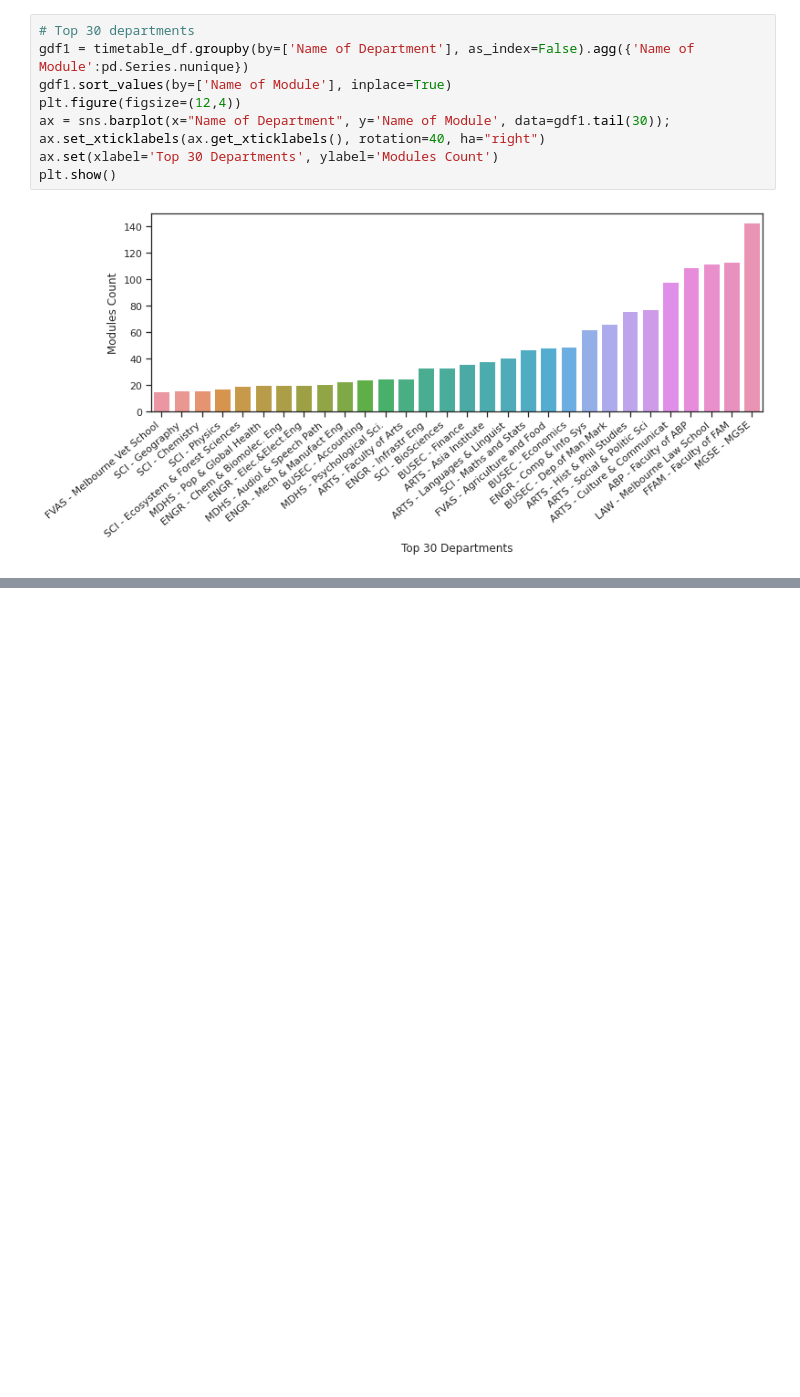
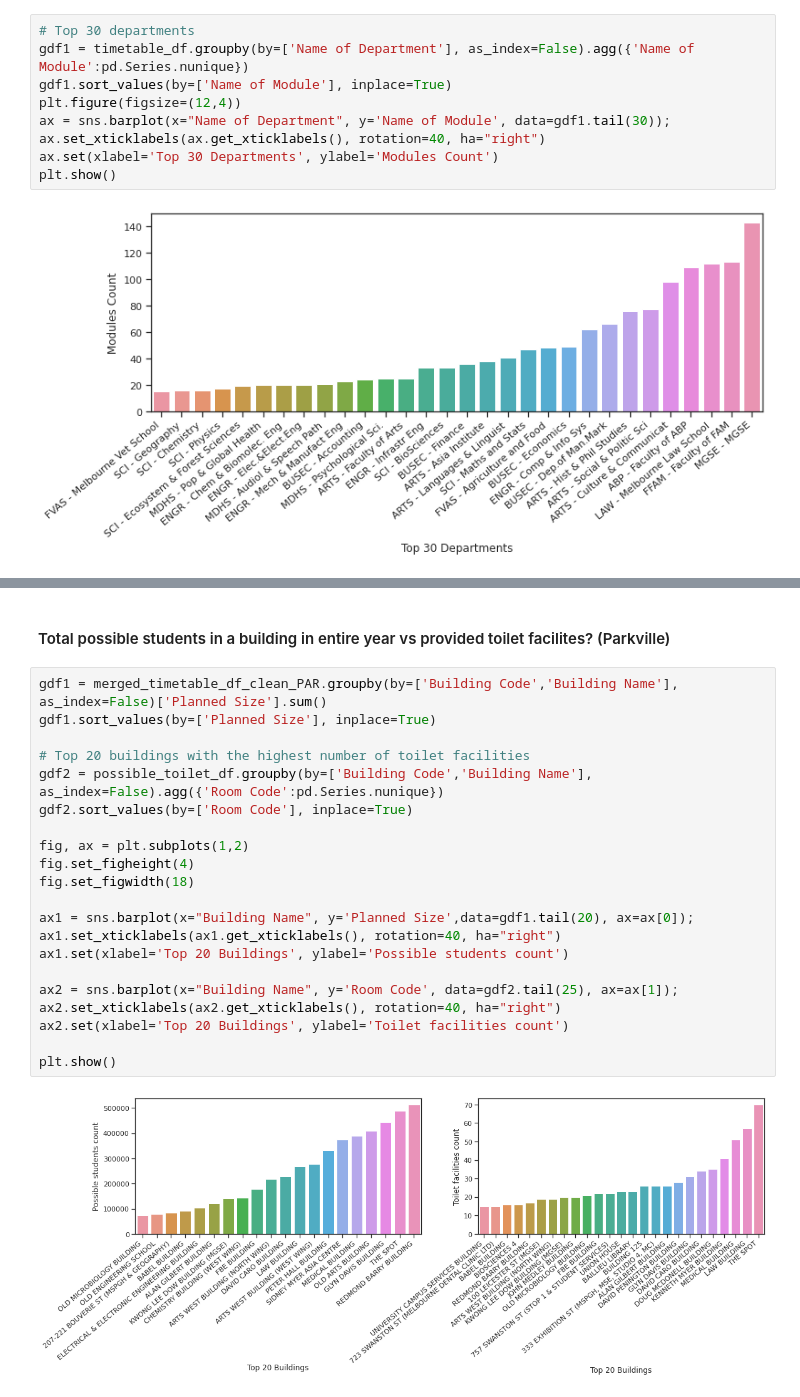
Before and after one commit to abhinavcreed13/project-space-optimisation-group-3, a Jupyter notebook: notebooks/exploratory-data-analysis.ipynb, the cells around one changed output, grey strips where cells are left out. Saved outputs shown, nothing was run; the diff lists cells and outputs as text; blank space fills up the shorter version.

```diff
--- a/notebooks/exploratory-data-analysis.ipynb
+++ b/notebooks/exploratory-data-analysis.ipynb
@@ -1078,0 +1194,25 @@ plt.show()
+# %% [markdown]
+#### Total possible students in a building in entire year vs provided toilet facilites? (Parkville)
+# %%
+gdf1 = merged_timetable_df_clean_PAR.groupby(by=['Building Code','Building Name'], as_index=False)['Planned Size'].sum()
+gdf1.sort_values(by=['Planned Size'], inplace=True)
+
+# Top 20 buildings with the highest number of toilet facilities
+gdf2 = possible_toilet_df.groupby(by=['Building Code','Building Name'], as_index=False).agg({'Room Code':pd.Series.nunique})
+gdf2.sort_values(by=['Room Code'], inplace=True)
+
+fig, ax = plt.subplots(1,2)
+fig.set_figheight(4)
+fig.set_figwidth(18)
+
+ax1 = sns.barplot(x="Building Name", y='Planned Size',data=gdf1.tail(20), ax=ax[0]);
+ax1.set_xticklabels(ax1.get_xticklabels(), rotation=40, ha="right")
+ax1.set(xlabel='Top 20 Buildings', ylabel='Possible students count')
+
+ax2 = sns.barplot(x="Building Name", y='Room Code', data=gdf2.tail(25), ax=ax[1]);
+ax2.set_xticklabels(ax2.get_xticklabels(), rotation=40, ha="right")
+ax2.set(xlabel='Top 20 Buildings', ylabel='Toilet facilities count')
+
+plt.show()
+# %% [output]
+[figure, added]
```
Also changed, not shown: parts of 20 cells of this notebook.
